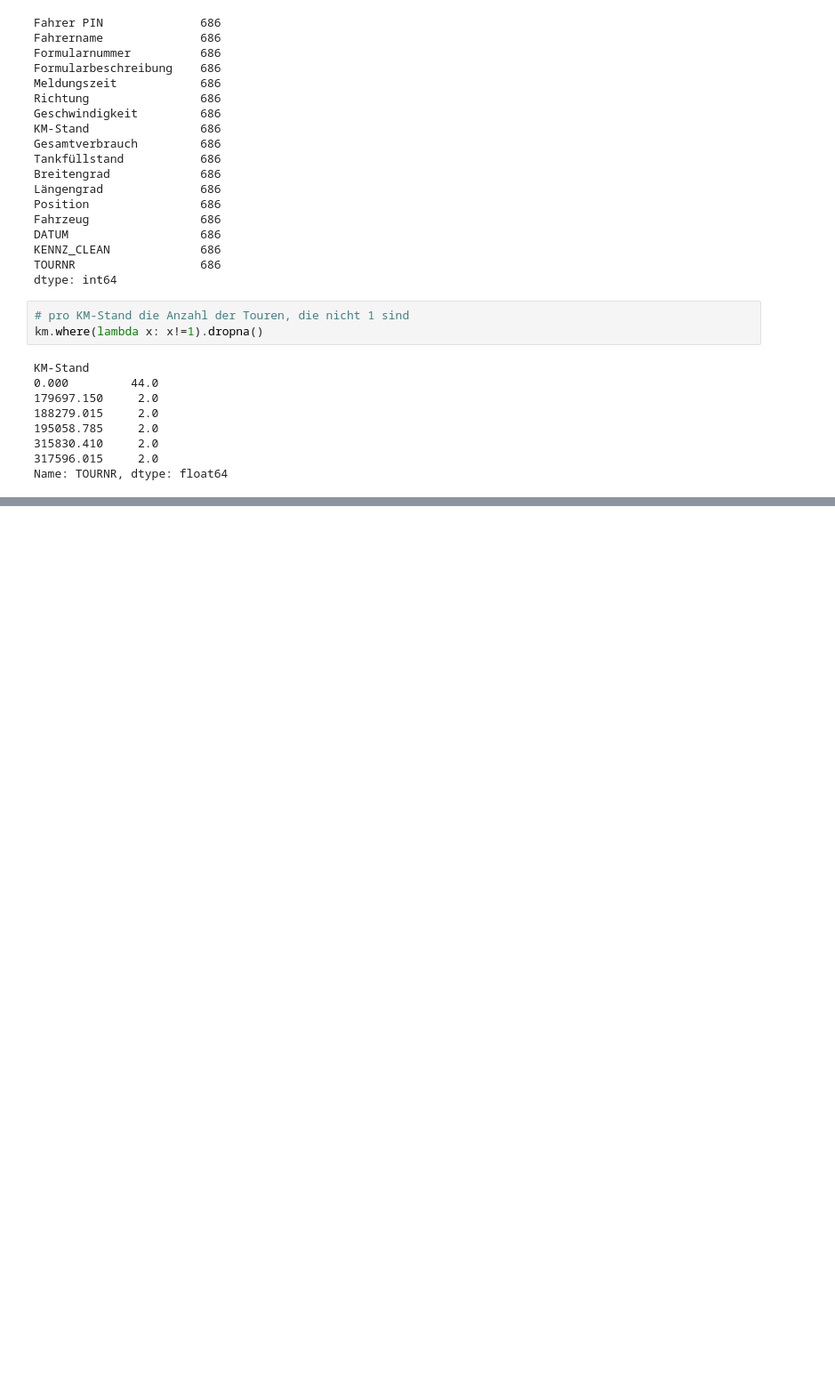
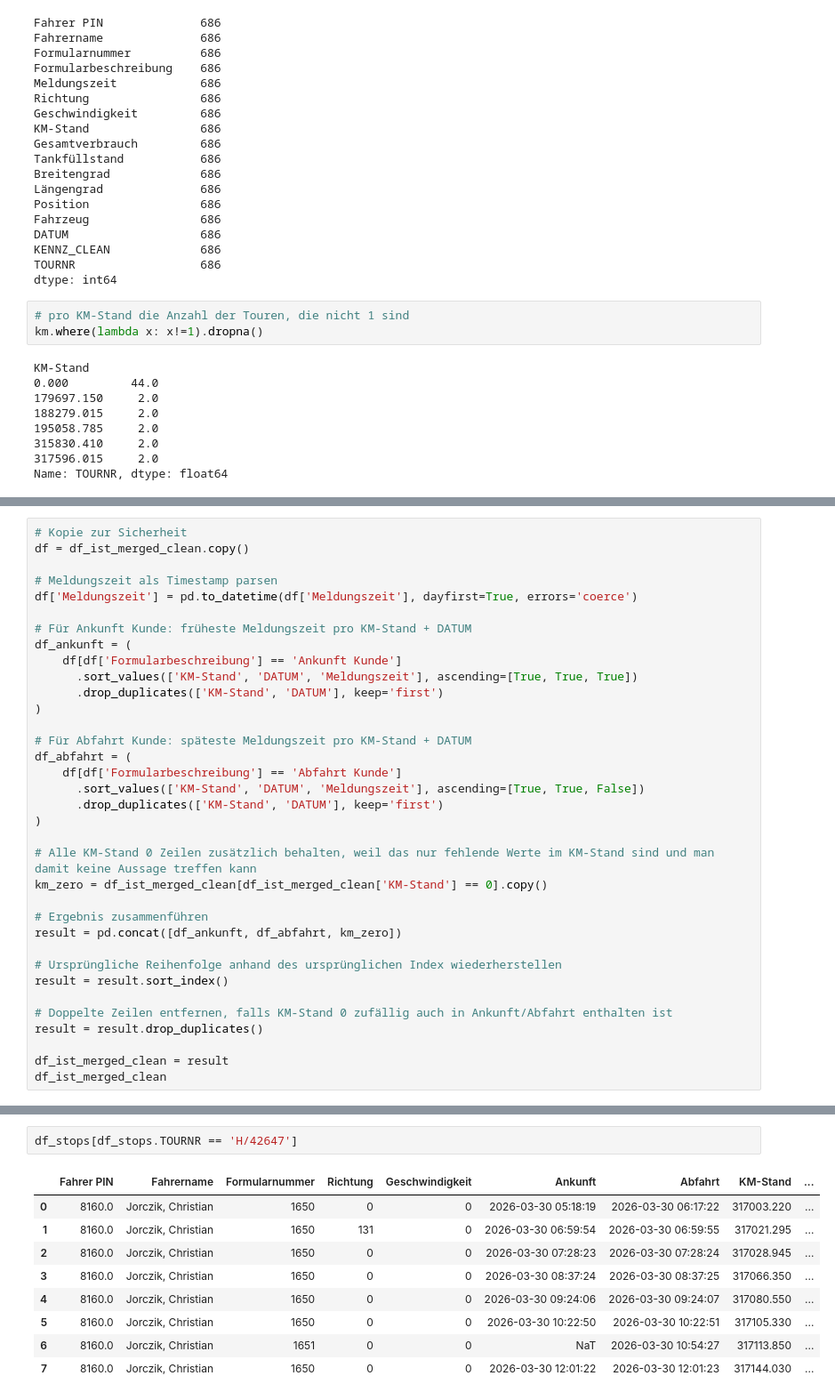
Before and after one commit to junguy01/transport_optimization, a Jupyter notebook: Application_neustes.ipynb, the cells around one changed output, grey strips where cells are left out. Shown at 89% size. Drawn from its saved outputs; the diff is of its cells as text; blank space fills up the shorter version.

```diff
--- a/Application_neustes.ipynb
+++ b/Application_neustes.ipynb
@@ -1161,0 +1143,35 @@ df_ist_merged_clean[df_ist_merged_clean['KM-Stand'] == 179697.150]
+# %%
+# Kopie zur Sicherheit
+df = df_ist_merged_clean.copy()
+
+# Meldungszeit als Timestamp parsen
+df['Meldungszeit'] = pd.to_datetime(df['Meldungszeit'], dayfirst=True, errors='coerce')
+
+# Für Ankunft Kunde: früheste Meldungszeit pro KM-Stand + DATUM
+df_ankunft = (
+    df[df['Formularbeschreibung'] == 'Ankunft Kunde']
+      .sort_values(['KM-Stand', 'DATUM', 'Meldungszeit'], ascending=[True, True, True])
+      .drop_duplicates(['KM-Stand', 'DATUM'], keep='first')
+)
+
+# Für Abfahrt Kunde: späteste Meldungszeit pro KM-Stand + DATUM
+df_abfahrt = (
+    df[df['Formularbeschreibung'] == 'Abfahrt Kunde']
+      .sort_values(['KM-Stand', 'DATUM', 'Meldungszeit'], ascending=[True, True, False])
+      .drop_duplicates(['KM-Stand', 'DATUM'], keep='first')
+)
+
+# Alle KM-Stand 0 Zeilen zusätzlich behalten, weil das nur fehlende Werte im KM-Stand sind und man damit keine Aussage treffen kann
+km_zero = df_ist_merged_clean[df_ist_merged_clean['KM-Stand'] == 0].copy()
+
+# Ergebnis zusammenführen
+result = pd.concat([df_ankunft, df_abfahrt, km_zero])
+
+# Ursprüngliche Reihenfolge anhand des ursprünglichen Index wiederherstellen
+result = result.sort_index()
+
+# Doppelte Zeilen entfernen, falls KM-Stand 0 zufällig auch in Ankunft/Abfahrt enthalten ist
+result = result.drop_duplicates()
+
+df_ist_merged_clean = result
+df_ist_merged_clean
@@ -1161,0 +1369,12 @@ df_ist_merged_clean[df_ist_merged_clean['KM-Stand'] == 179697.150]
+# %%
+df_stops[df_stops.TOURNR == 'H/42647']
+# %% [output]
+|  | Fahrer PIN | Fahrername | Formularnummer | Richtung | Geschwindigkeit | Ankunft | Abfahrt | KM-Stand | ... |
+| 0 | 8160.0 | Jorczik, Christian | 1650 | 0 | 0 | 2026-03-30 05:18:19 | 2026-03-30 06:17:22 | 317003.220 | ... |
+| 1 | 8160.0 | Jorczik, Christian | 1650 | 131 | 0 | 2026-03-30 06:59:54 | 2026-03-30 06:59:55 | 317021.295 | ... |
+| 2 | 8160.0 | Jorczik, Christian | 1650 | 0 | 0 | 2026-03-30 07:28:23 | 2026-03-30 07:28:24 | 317028.945 | ... |
+| 3 | 8160.0 | Jorczik, Christian | 1650 | 0 | 0 | 2026-03-30 08:37:24 | 2026-03-30 08:37:25 | 317066.350 | ... |
+| 4 | 8160.0 | Jorczik, Christian | 1650 | 0 | 0 | 2026-03-30 09:24:06 | 2026-03-30 09:24:07 | 317080.550 | ... |
+| 5 | 8160.0 | Jorczik, Christian | 1650 | 0 | 0 | 2026-03-30 10:22:50 | 2026-03-30 10:22:51 | 317105.330 | ... |
+| 6 | 8160.0 | Jorczik, Christian | 1651 | 0 | 0 | NaT | 2026-03-30 10:54:27 | 317113.850 | ... |
+| 7 | 8160.0 | Jorczik, Christian | 1650 | 0 | 0 | 2026-03-30 12:01:22 | 2026-03-30 12:01:23 | 317144.030 | ... |
```
Also changed, not shown: parts of 13 cells of this notebook.
